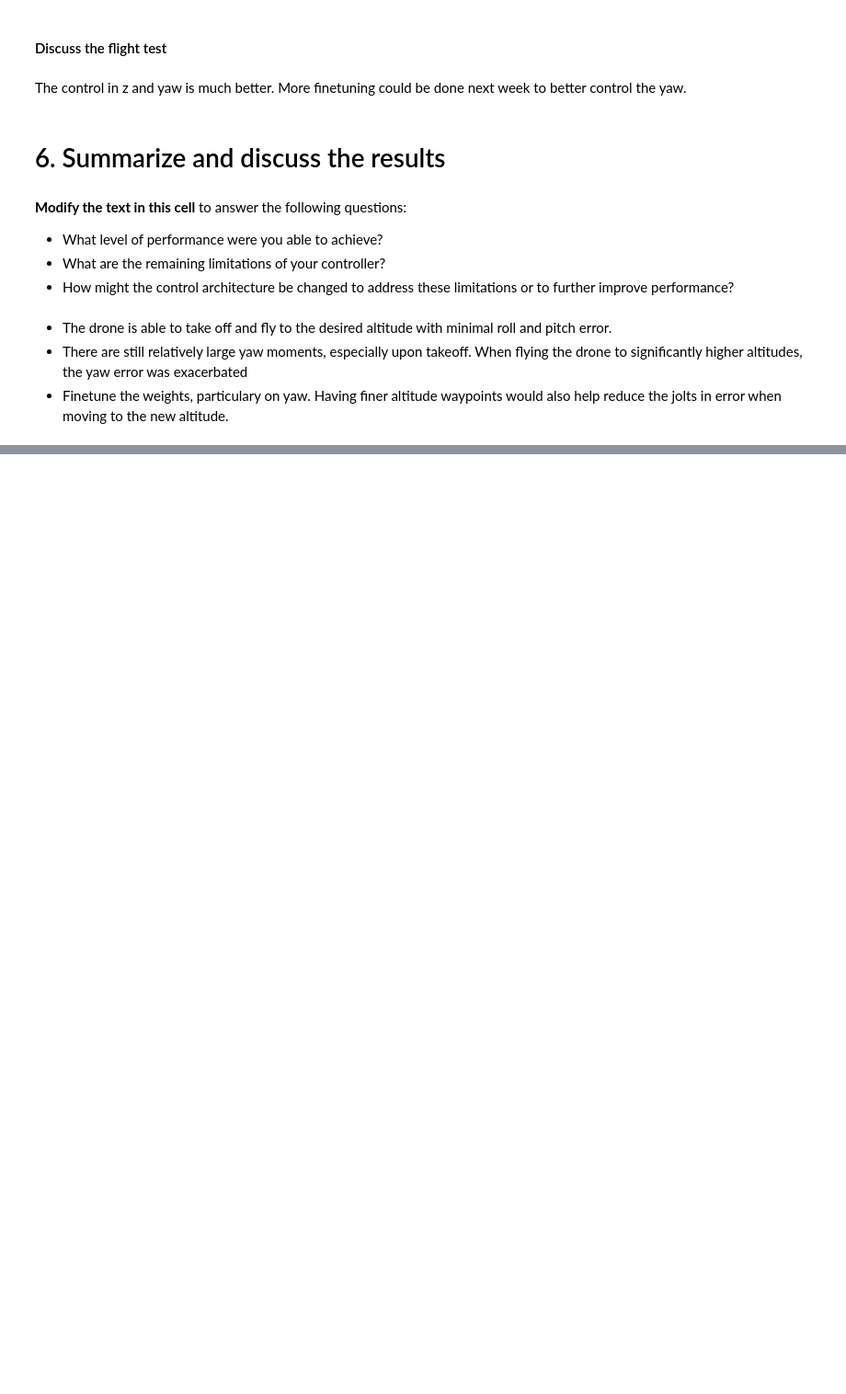
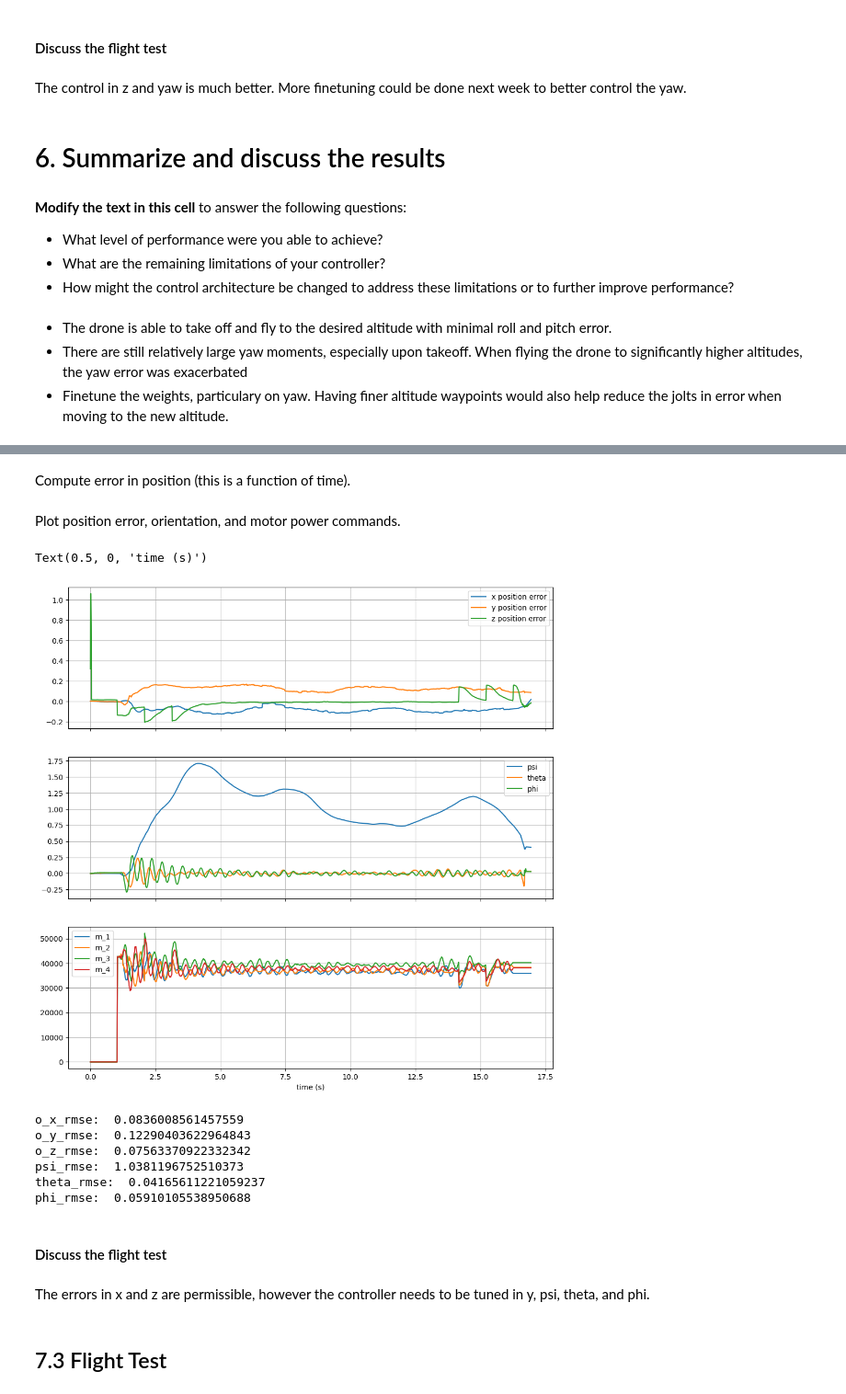
Before and after one commit to ibw2/crazyflie-client, a Jupyter notebook: lab05/analysis.ipynb, the cells around one changed output, grey strips where cells are left out. Shown at 92% size. Cells and saved outputs as stored; diff of their text form; code cells hidden in the pictures; blank space fills up the shorter version.

```diff
--- a/lab05/analysis.ipynb
+++ b/lab05/analysis.ipynb
@@ -1342,0 +1618,6 @@ The control in z and yaw is much better. More finetuning could be done next week
+# %%
+data = load_hardware_data(
+    'hardware_72_data.json', # <-- replace with name of file with hardware data
+    t_min_offset=0.,      # <-- (optional) replace with how many seconds of data to ignore at start
+    t_max_offset=0.,      # <-- (optional) replace with how many seconds of data to ignore at end
+)
@@ -1342,0 +1656,57 @@ The control in z and yaw is much better. More finetuning could be done next week
+# %% [markdown]
+Compute error in position (this is a function of time).
+# %%
+o_x_err = o_x - o_x_des
+o_y_err = o_y - o_y_des
+o_z_err = o_z - o_z_des
+# %% [markdown]
+Plot position error, orientation, and motor power commands.
+# %%
+fig, (ax_pos, ax_ori, ax_pow) = plt.subplots(3, 1, figsize=(12, 12), sharex=True)
+ax_pos.plot(t, o_x_err, label='x position error')
+ax_pos.plot(t, o_y_err, label='y position error')
+ax_pos.plot(t, o_z_err, label='z position error')
+ax_pos.legend()
+ax_pos.grid()
+ax_ori.plot(t, psi, label='psi')
+ax_ori.plot(t, theta, label='theta')
+ax_ori.plot(t, phi, label='phi')
+ax_ori.legend()
+ax_ori.grid()
+ax_pow.plot(t, m_1, label='m_1')
+ax_pow.plot(t, m_2, label='m_2')
+ax_pow.plot(t, m_3, label='m_3')
+ax_pow.plot(t, m_4, label='m_4')
+ax_pow.legend()
+ax_pow.grid()
+ax_pow.set_xlabel('time (s)')
+# %% [output]
+Text(0.5, 0, 'time (s)')
+[figure, added]
+# %%
+o_x_rmse = np.sqrt(np.mean(o_x_err**2))
+o_y_rmse = np.sqrt(np.mean(o_y_err**2))
+o_z_rmse = np.sqrt(np.mean(o_z_err**2))
+psi_rmse = np.sqrt(np.mean(psi**2))
+theta_rmse = np.sqrt(np.mean(theta**2))
+phi_rmse = np.sqrt(np.mean(phi**2))
+
+print('o_x_rmse: ', o_x_rmse)
+print('o_y_rmse: ', o_y_rmse)
+print('o_z_rmse: ', o_z_rmse)
+print('psi_rmse: ', psi_rmse)
+print('theta_rmse: ', theta_rmse)
+print('phi_rmse: ', phi_rmse)
+# %% [output]
+o_x_rmse:  0.0836008561457559
+o_y_rmse:  0.12290403622964843
+o_z_rmse:  0.07563370922332342
+psi_rmse:  1.0381196752510373
+theta_rmse:  0.04165611221059237
+phi_rmse:  0.05910105538950688
+# %% [markdown]
+#### Discuss the flight test
+# %% [markdown]
+The errors in x and z are permissible, however the controller needs to be tuned in y, psi, theta, and phi.
+# %% [markdown]
+## 7.3 Flight Test
```
Also changed, not shown: parts of 171 cells of this notebook, 12 other files.
